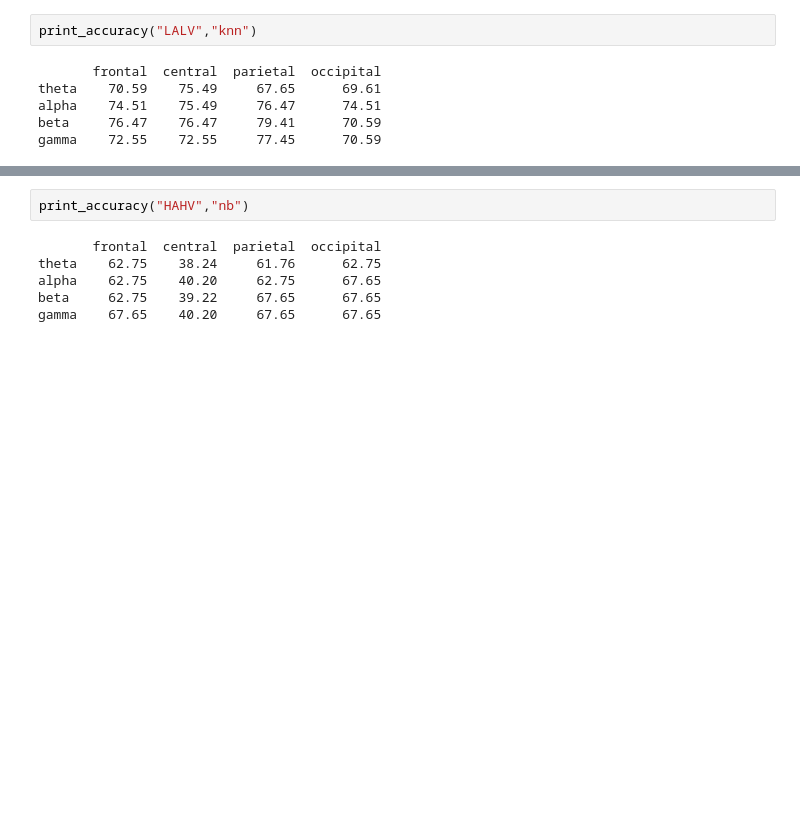
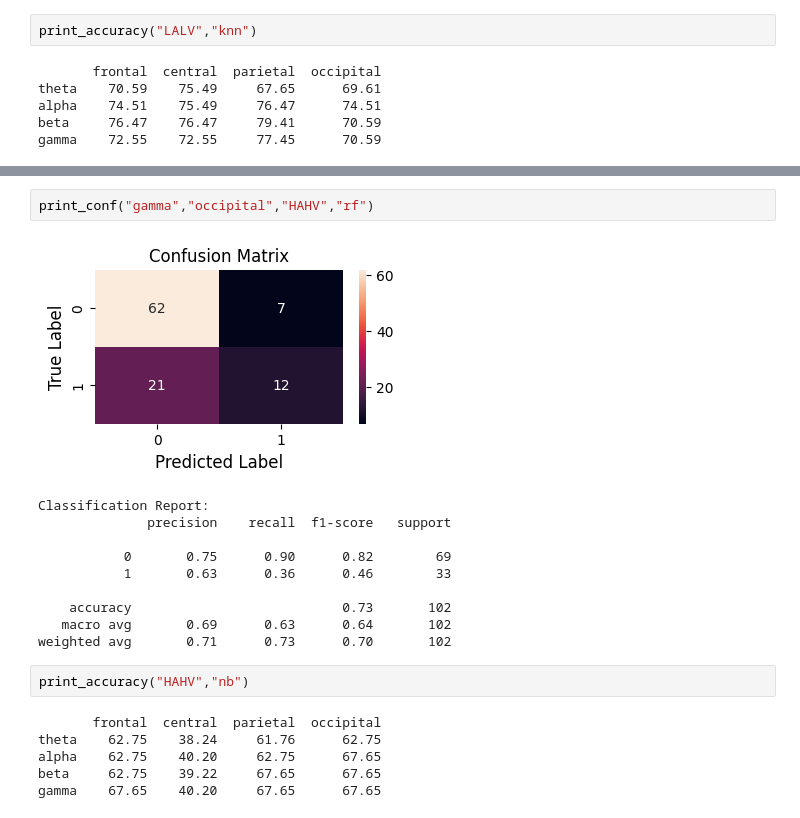
Before and after one commit to RabinSharma25/emotion-classification-using-eeg-signals, a Jupyter notebook: rabin2.ipynb, the cells around one changed output, grey strips where cells are left out. Cells and saved outputs as stored; diff of their text form; blank space fills up the shorter version.

```diff
--- a/rabin2.ipynb
+++ b/rabin2.ipynb
@@ -1051,3 +1090,16 @@ gamma    74.51    77.45     77.45      73.53
+# %%
+print_conf("gamma","occipital","HAHV","rf")
+# %% [output]
+[figure, added]
+Classification Report:
+              precision    recall  f1-score   support
+
+           0       0.75      0.90      0.82        69
+           1       0.63      0.36      0.46        33
+
+    accuracy                           0.73       102
+   macro avg       0.69      0.63      0.64       102
+weighted avg       0.71      0.73      0.70       102
 # %%
 print_accuracy("HAHV","nb")
 # %% [output]
```
Also changed, not shown: parts of 40 cells of this notebook.
